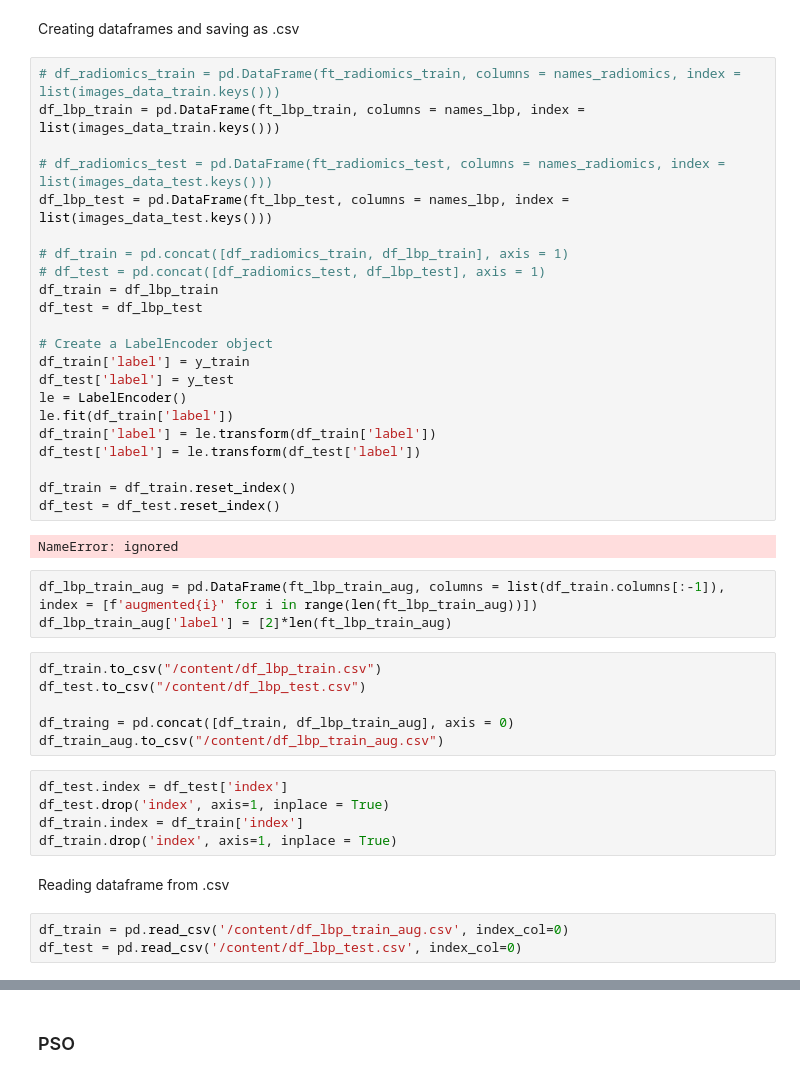
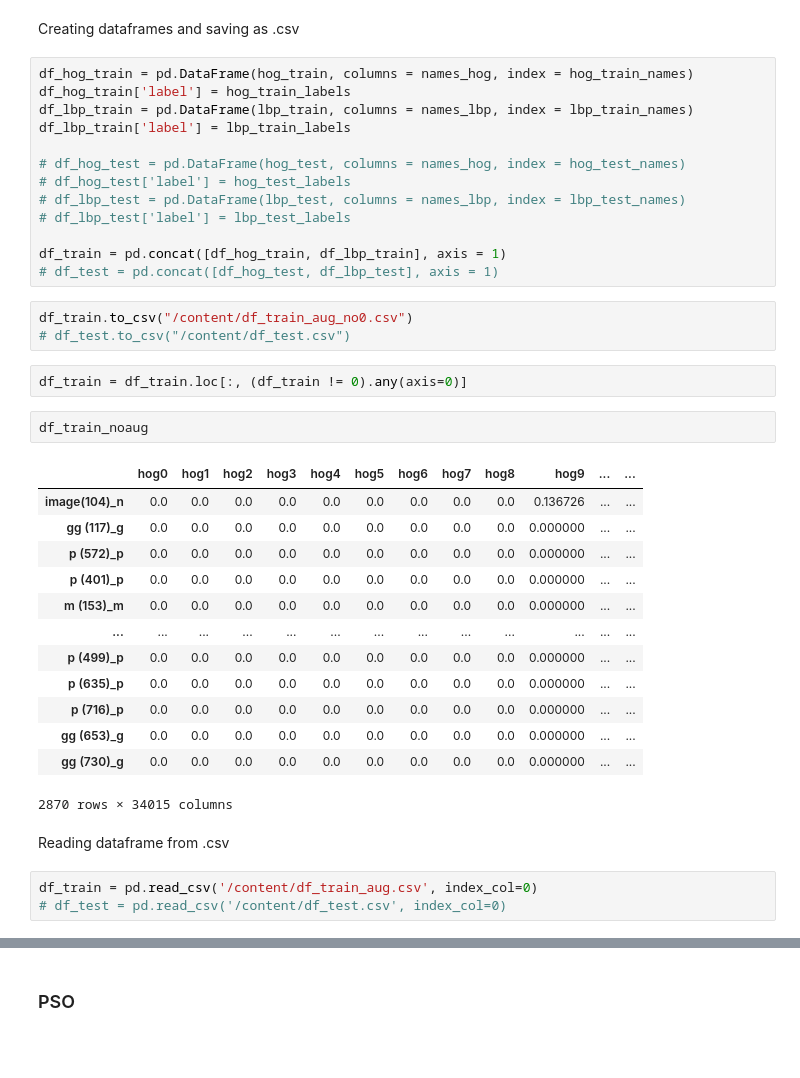
Before and after one commit to vitoriastavis/ufpr-bioinspired-computing, a Jupyter notebook: trabalho3.ipynb, the cells around one changed output, grey strips where cells are left out. Cells and saved outputs as stored; diff of their text form; blank space fills up the shorter version.

```diff
--- a/trabalho3.ipynb
+++ b/trabalho3.ipynb
@@ -422,45 +364,41 @@ with open('ft_lbp_names.txt', 'w') as f:
 # %% [markdown]
 Creating dataframes and saving as .csv
 # %%
-# df_radiomics_train = pd.DataFrame(ft_radiomics_train, columns = names_radiomics, index = list(images_data_train.keys()))
-df_lbp_train = pd.DataFrame(ft_lbp_train, columns = names_lbp, index = list(images_data_train.keys()))
+df_hog_train = pd.DataFrame(hog_train, columns = names_hog, index = hog_train_names)
+df_hog_train['label'] = hog_train_labels
+df_lbp_train = pd.DataFrame(lbp_train, columns = names_lbp, index = lbp_train_names)
+df_lbp_train['label'] = lbp_train_labels
 
-# df_radiomics_test = pd.DataFrame(ft_radiomics_test, columns = names_radiomics, index = list(images_data_test.keys()))
-df_lbp_test = pd.DataFrame(ft_lbp_test, columns = names_lbp, index = list(images_data_test.keys()))
+# df_hog_test = pd.DataFrame(hog_test, columns = names_hog, index = hog_test_names)
+# df_hog_test['label'] = hog_test_labels
+# df_lbp_test = pd.DataFrame(lbp_test, columns = names_lbp, index = lbp_test_names)
+# df_lbp_test['label'] = lbp_test_labels
 
-# df_train = pd.concat([df_radiomics_train, df_lbp_train], axis = 1)
-# df_test = pd.concat([df_radiomics_test, df_lbp_test], axis = 1)
-df_train = df_lbp_train
-df_test = df_lbp_test
-
-# Create a LabelEncoder object
-df_train['label'] = y_train
-df_test['label'] = y_test
-le = LabelEncoder()
-le.fit(df_train['label'])
-df_train['label'] = le.transform(df_train['label'])
-df_test['label'] = le.transform(df_test['label'])
-
-df_train = df_train.reset_index()
-df_test = df_test.reset_index()
+df_train = pd.concat([df_hog_train, df_lbp_train], axis = 1)
+# df_test = pd.concat([df_hog_test, df_lbp_test], axis = 1)
-# %% [output]
-NameError: ignored
-# %%
-df_lbp_train_aug = pd.DataFrame(ft_lbp_train_aug, columns = list(df_train.columns[:-1]), index = [f'augmented{i}' for i in range(len(ft_lbp_train_aug))])
-df_lbp_train_aug['label'] = [2]*len(ft_lbp_train_aug)
 # %%
-df_train.to_csv("/content/df_lbp_train.csv")
-df_test.to_csv("/content/df_lbp_test.csv")
-
-df_traing = pd.concat([df_train, df_lbp_train_aug], axis = 0)
-df_train_aug.to_csv("/content/df_lbp_train_aug.csv")
+df_train.to_csv("/content/df_train_aug_no0.csv")
+# df_test.to_csv("/content/df_test.csv")
-# %%
-df_test.index = df_test['index']
-df_test.drop('index', axis=1, inplace = True)
-df_train.index = df_train['index']
-df_train.drop('index', axis=1, inplace = True)
+# %%
+df_train = df_train.loc[:, (df_train != 0).any(axis=0)]
+# %%
+df_train_noaug
+# %% [output]
+|  | hog0 | hog1 | hog2 | hog3 | hog4 | hog5 | hog6 | hog7 | hog8 | hog9 | ... | ... |
+| image(104)_n | 0.0 | 0.0 | 0.0 | 0.0 | 0.0 | 0.0 | 0.0 | 0.0 | 0.0 | 0.136726 | ... | ... |
+| gg (117)_g | 0.0 | 0.0 | 0.0 | 0.0 | 0.0 | 0.0 | 0.0 | 0.0 | 0.0 | 0.000000 | ... | ... |
+| p (572)_p | 0.0 | 0.0 | 0.0 | 0.0 | 0.0 | 0.0 | 0.0 | 0.0 | 0.0 | 0.000000 | ... | ... |
+| p (401)_p | 0.0 | 0.0 | 0.0 | 0.0 | 0.0 | 0.0 | 0.0 | 0.0 | 0.0 | 0.000000 | ... | ... |
+| m (153)_m | 0.0 | 0.0 | 0.0 | 0.0 | 0.0 | 0.0 | 0.0 | 0.0 | 0.0 | 0.000000 | ... | ... |
+| ... | ... | ... | ... | ... | ... | ... | ... | ... | ... | ... | ... | ... |
+| p (499)_p | 0.0 | 0.0 | 0.0 | 0.0 | 0.0 | 0.0 | 0.0 | 0.0 | 0.0 | 0.000000 | ... | ... |
+| p (635)_p | 0.0 | 0.0 | 0.0 | 0.0 | 0.0 | 0.0 | 0.0 | 0.0 | 0.0 | 0.000000 | ... | ... |
+| p (716)_p | 0.0 | 0.0 | 0.0 | 0.0 | 0.0 | 0.0 | 0.0 | 0.0 | 0.0 | 0.000000 | ... | ... |
+| gg (653)_g | 0.0 | 0.0 | 0.0 | 0.0 | 0.0 | 0.0 | 0.0 | 0.0 | 0.0 | 0.000000 | ... | ... |
+| gg (730)_g | 0.0 | 0.0 | 0.0 | 0.0 | 0.0 | 0.0 | 0.0 | 0.0 | 0.0 | 0.000000 | ... | ... |
+2870 rows × 34015 columns
 # %% [markdown]
 Reading dataframe from .csv
 # %%
-df_train = pd.read_csv('/content/df_lbp_train_aug.csv', index_col=0)
-df_test = pd.read_csv('/content/df_lbp_test.csv', index_col=0)
+df_train = pd.read_csv('/content/df_train_aug.csv', index_col=0)
+# df_test = pd.read_csv('/content/df_test.csv', index_col=0)
```
Also changed, not shown: parts of 33 cells of this notebook.
